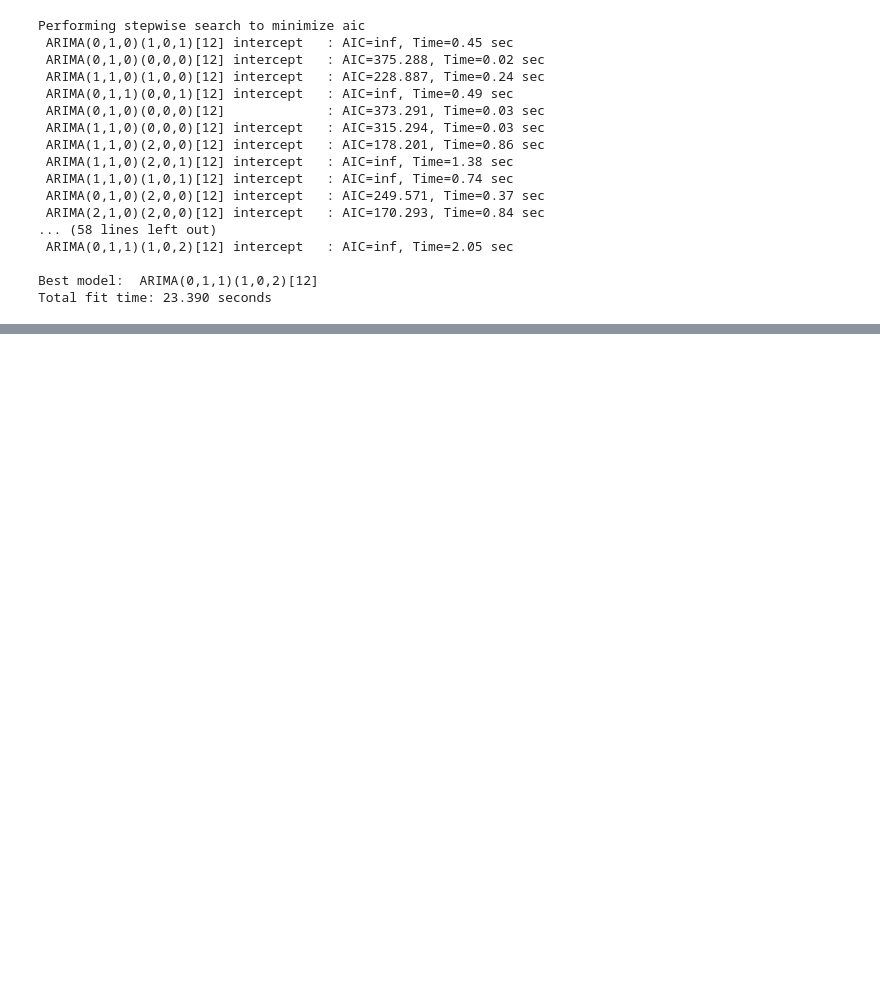
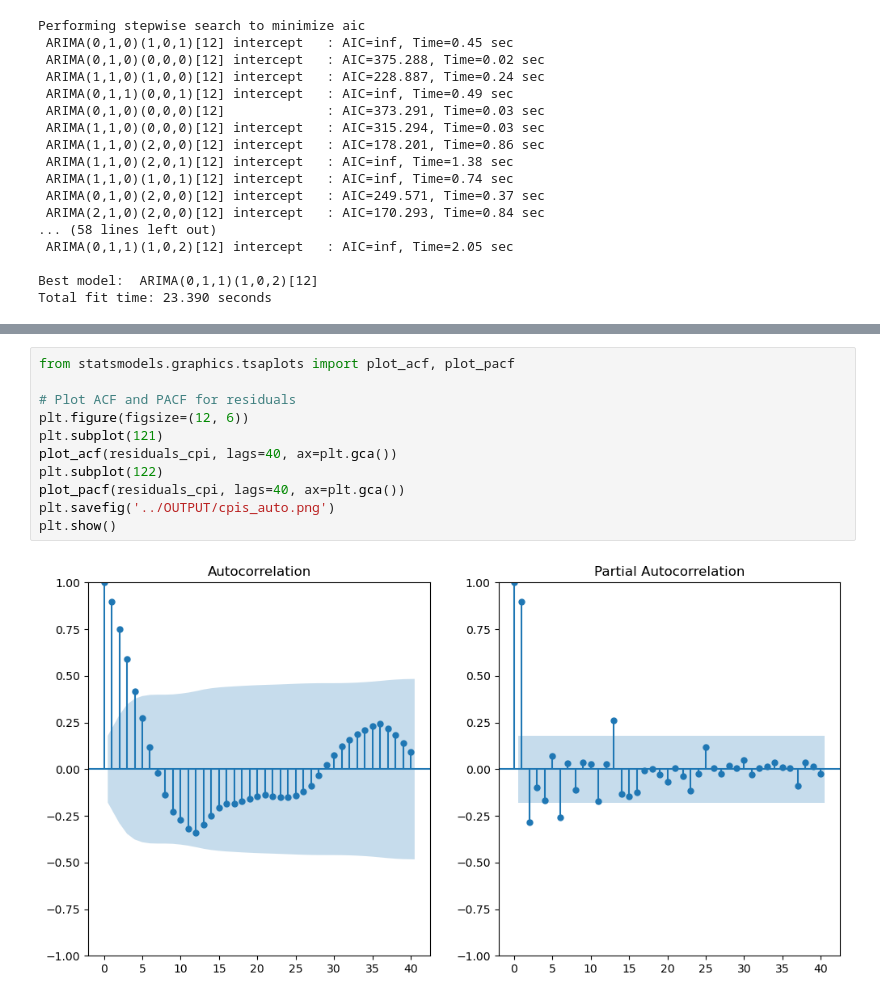
Before and after one commit to camigutie/DS4002-Project2, a Jupyter notebook: SCRIPTS/analysis.ipynb, the cells around one changed output, grey strips where cells are left out. Drawn from its saved outputs; the diff is of its cells as text; blank space fills up the shorter version.

```diff
--- a/SCRIPTS/analysis.ipynb
+++ b/SCRIPTS/analysis.ipynb
@@ -275,0 +404,13 @@ plt.show()
+# %%
+from statsmodels.graphics.tsaplots import plot_acf, plot_pacf
+
+# Plot ACF and PACF for residuals
+plt.figure(figsize=(12, 6))
+plt.subplot(121)
+plot_acf(residuals_cpi, lags=40, ax=plt.gca())
+plt.subplot(122)
+plot_pacf(residuals_cpi, lags=40, ax=plt.gca())
+plt.savefig('../OUTPUT/cpis_auto.png')
+plt.show()
+# %% [output]
+[figure, added]
```
Also changed, not shown: parts of 8 cells of this notebook, 2 other files.
